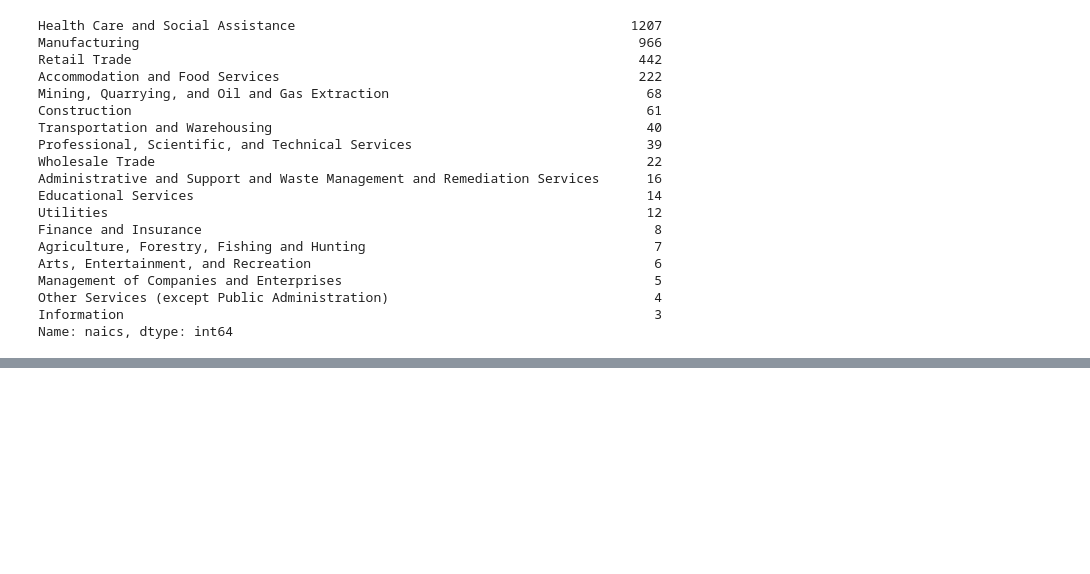
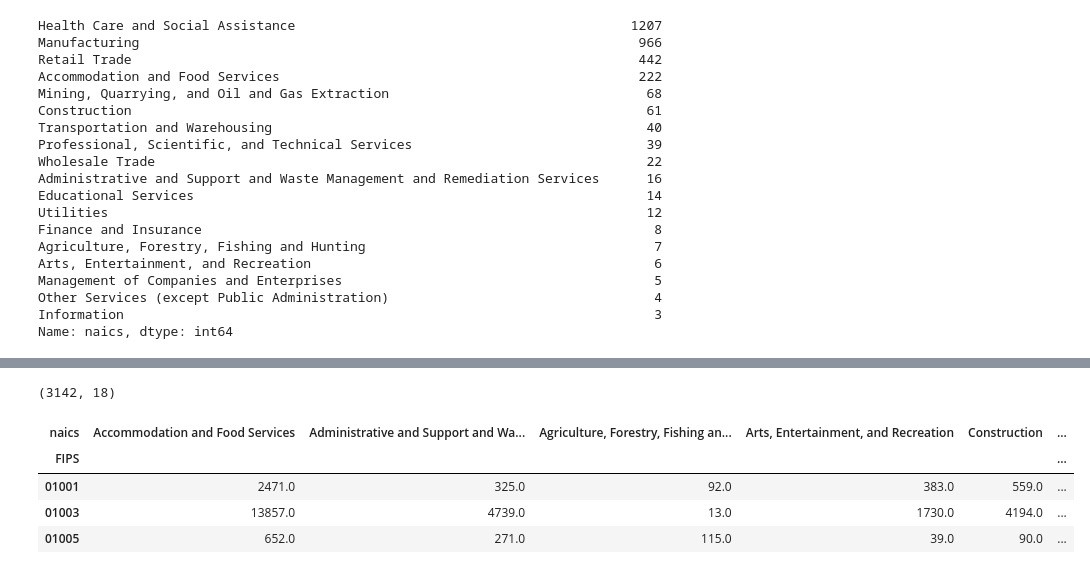
Before and after one commit to Data-ScienceHub/gpce-covid, a Jupyter notebook: dataset_industry/NAICS2020.ipynb, the cells around one changed output, grey strips where cells are left out. Cells and saved outputs as stored; diff of their text form; code cells hidden in the pictures; blank space fills up the shorter version.

Commit message:
County by Industry Update
Normalized top 18 Industries across all 3,142 counties

```diff
--- a/dataset_industry/NAICS.ipynb
+++ b/dataset_industry/NAICS2020.ipynb
@@ -270,3 +270,5 @@ county_industry.to_csv('county_industry.csv')
 len(pd.unique(county_industry['naics']))
 # %% [output]
 18
+# %%
+top_list = pd.unique(county_industry['naics'])
@@ -296,0 +315,3 @@ Name: naics, dtype: int64
+# %%
+# Filter counties by categories
+naics_top = dat_slim_new[dat_slim_new.naics.isin(top_list)]
@@ -296,0 +327,16 @@ Name: naics, dtype: int64
+# %%
+naics_top_clean = naics_top.pivot_table(index=['FIPS'], columns='naics', values='emp')
+# %%
+naics_top_clean = naics_top_clean.fillna(0)
+# %%
+naics_top_clean.shape
+# %% [output]
+(3142, 18)
+# %%
+naics_top_clean.head(3)
+# %% [output]
+| naics | Accommodation and Food Services | Administrative and Support and Wa... | Agriculture, Forestry, Fishing an... | Arts, Entertainment, and Recreation | Construction | ... |
+| FIPS |  |  |  |  |  | ... |
+| 01001 | 2471.0 | 325.0 | 92.0 | 383.0 | 559.0 | ... |
+| 01003 | 13857.0 | 4739.0 | 13.0 | 1730.0 | 4194.0 | ... |
+| 01005 | 652.0 | 271.0 | 115.0 | 39.0 | 90.0 | ... |
```
Also changed, not shown: parts of 13 cells of this notebook, 2 other files.
